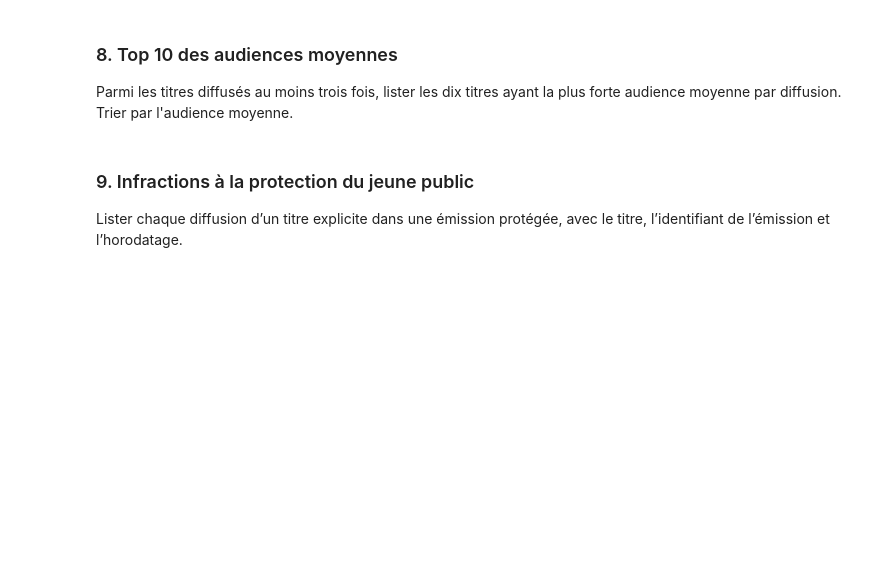
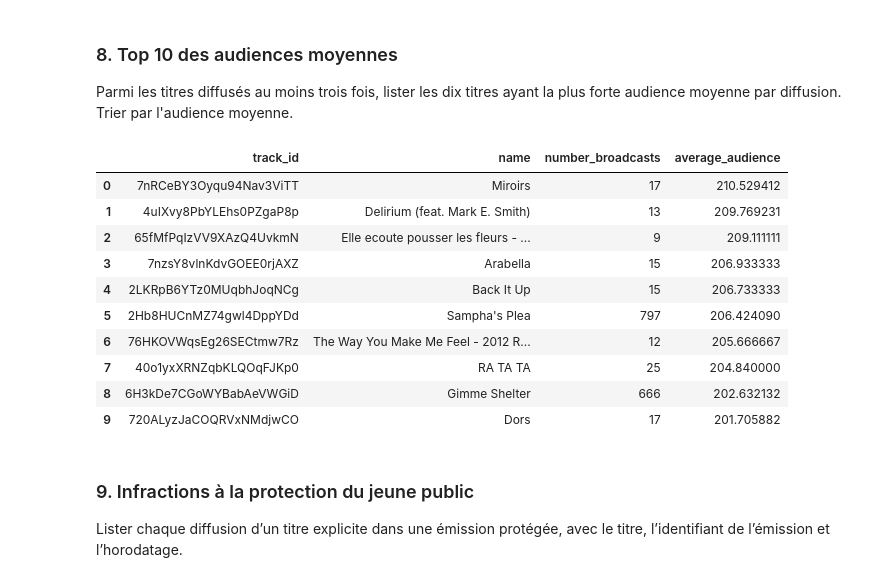
Before and after one commit to claramouass/sae-groupe01, a Jupyter notebook: queries.ipynb, the cells around one changed output. Cells and saved outputs as stored; diff of their text form; code cells hidden in the pictures; blank space fills up the shorter version.

```diff
--- a/queries.ipynb
+++ b/queries.ipynb
@@ -262,6 +315,35 @@ Présenter l’audience cumulée sous forme de tableau croisé entre la décenni
 ### 8. Top 10 des audiences moyennes
 
 Parmi les titres diffusés au moins trois fois, lister les dix titres ayant la plus forte audience moyenne par diffusion. Trier par l'audience moyenne.
+# %%
+Q8 = pd.read_sql_query(
+    """
+        SELECT Tracks.track_id, Tracks.name, COUNT(*) AS number_broadcasts, AVG(Broadcasts.listeners) AS average_audience
+        FROM Broadcasts
+        JOIN Tracks ON Broadcasts.track_id = Tracks.track_id
+        GROUP BY Tracks.track_id, Tracks.name
+        HAVING COUNT(*) >= 3
+        ORDER BY average_audience DESC
+        LIMIT 10
+    """,
+    con=sqlite_connection
+)
+
+Q8.to_csv("references/q8.csv", index = False)
+
+Q8
+# %% [output]
+|  | track_id | name | number_broadcasts | average_audience |
+| 0 | 7nRCeBY3Oyqu94Nav3ViTT | Miroirs | 17 | 210.529412 |
+| 1 | 4uIXvy8PbYLEhs0PZgaP8p | Delirium (feat. Mark E. Smith) | 13 | 209.769231 |
+| 2 | 65fMfPqIzVV9XAzQ4UvkmN | Elle ecoute pousser les fleurs - ... | 9 | 209.111111 |
+| 3 | 7nzsY8vlnKdvGOEE0rjAXZ | Arabella | 15 | 206.933333 |
+| 4 | 2LKRpB6YTz0MUqbhJoqNCg | Back It Up | 15 | 206.733333 |
+| 5 | 2Hb8HUCnMZ74gwl4DppYDd | Sampha's Plea | 797 | 206.424090 |
+| 6 | 76HKOVWqsEg26SECtmw7Rz | The Way You Make Me Feel - 2012 R... | 12 | 205.666667 |
+| 7 | 40o1yxXRNZqbKLQOqFJKp0 | RA TA TA | 25 | 204.840000 |
+| 8 | 6H3kDe7CGoWYBabAeVWGiD | Gimme Shelter | 666 | 202.632132 |
+| 9 | 720ALyzJaCOQRVxNMdjwCO | Dors | 17 | 201.705882 |
 # %% [markdown]
 ### 9. Infractions à la protection du jeune public
 
```
Also changed, not shown: parts of 9 cells of this notebook.
